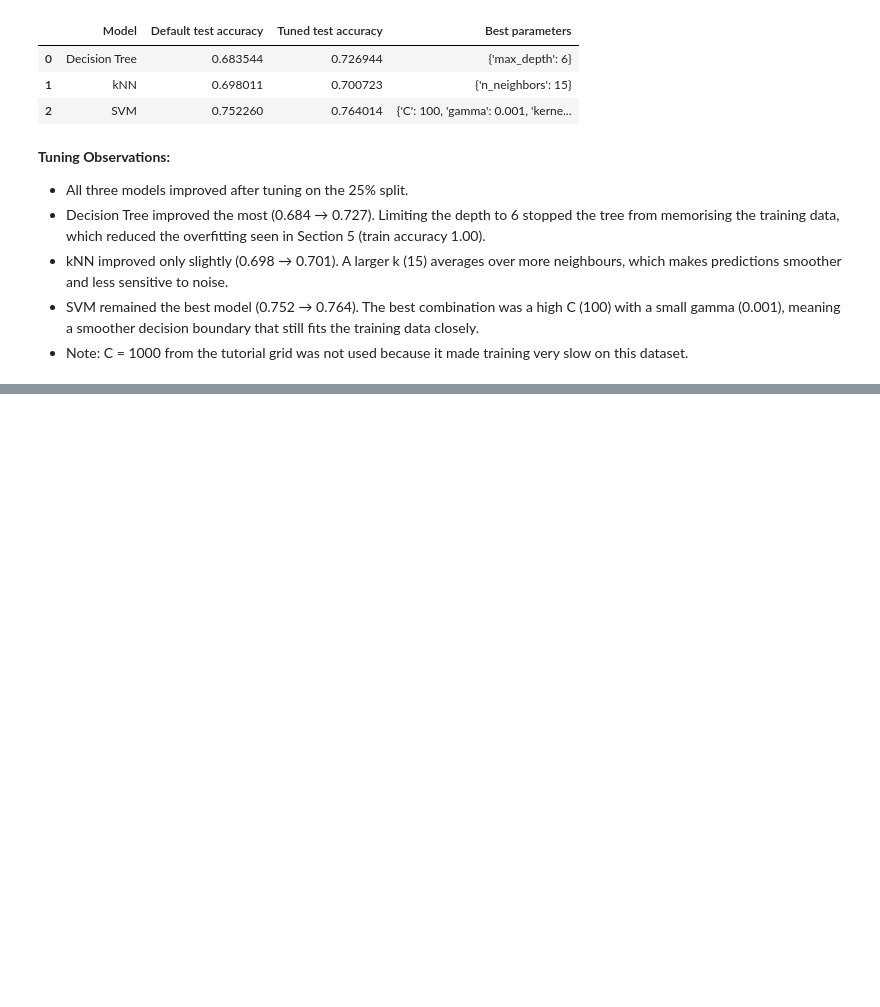
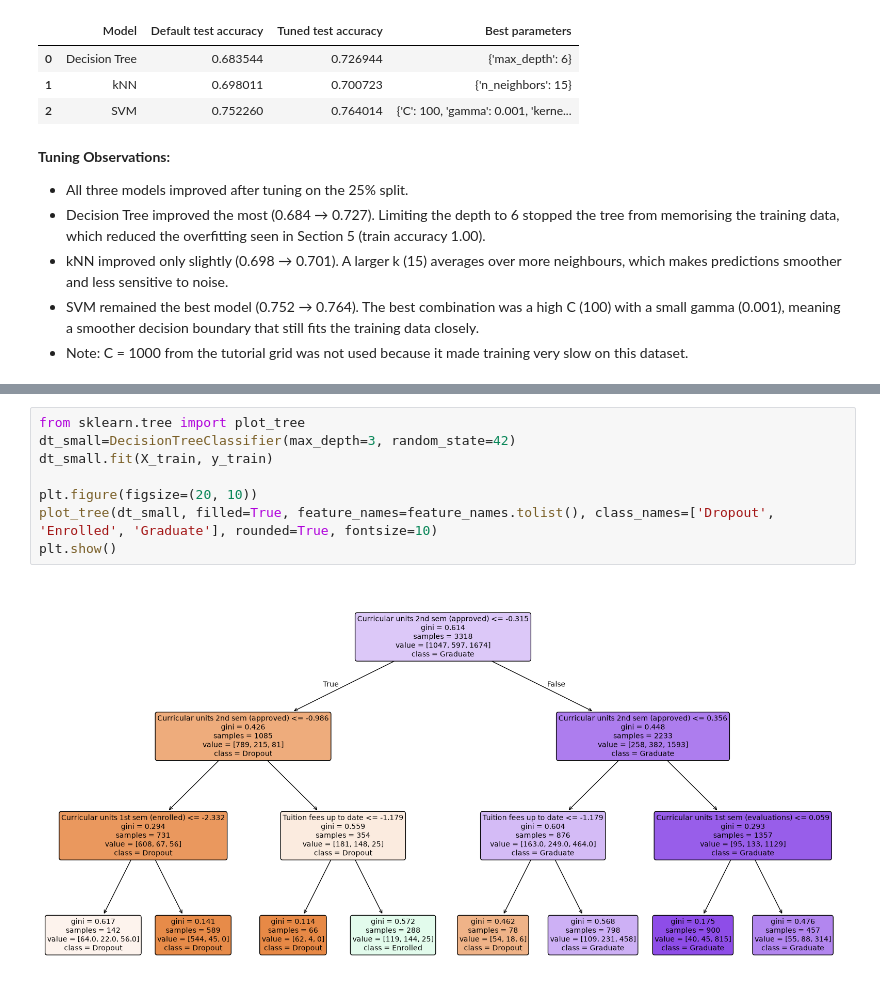
Before and after one commit to Yanjinkhorloo/Machine-Learning-2026, a Jupyter notebook: CA1_Machine_Learning_Yanjinkhorloo.ipynb, the cells around one changed output, grey strips where cells are left out. Cells and saved outputs as stored; diff of their text form; blank space fills up the shorter version.

```diff
--- a/CA1_Machine_Learning_Yanjinkhorloo.ipynb
+++ b/CA1_Machine_Learning_Yanjinkhorloo.ipynb
@@ -353,0 +383,10 @@ df_tuning
+# %%
+from sklearn.tree import plot_tree
+dt_small=DecisionTreeClassifier(max_depth=3, random_state=42)
+dt_small.fit(X_train, y_train)
+
+plt.figure(figsize=(20, 10))
+plot_tree(dt_small, filled=True, feature_names=feature_names.tolist(), class_names=['Dropout', 'Enrolled', 'Graduate'], rounded=True, fontsize=10)
+plt.show()
+# %% [output]
+[figure, added]
```
Also changed, not shown: parts of 4 cells of this notebook.
